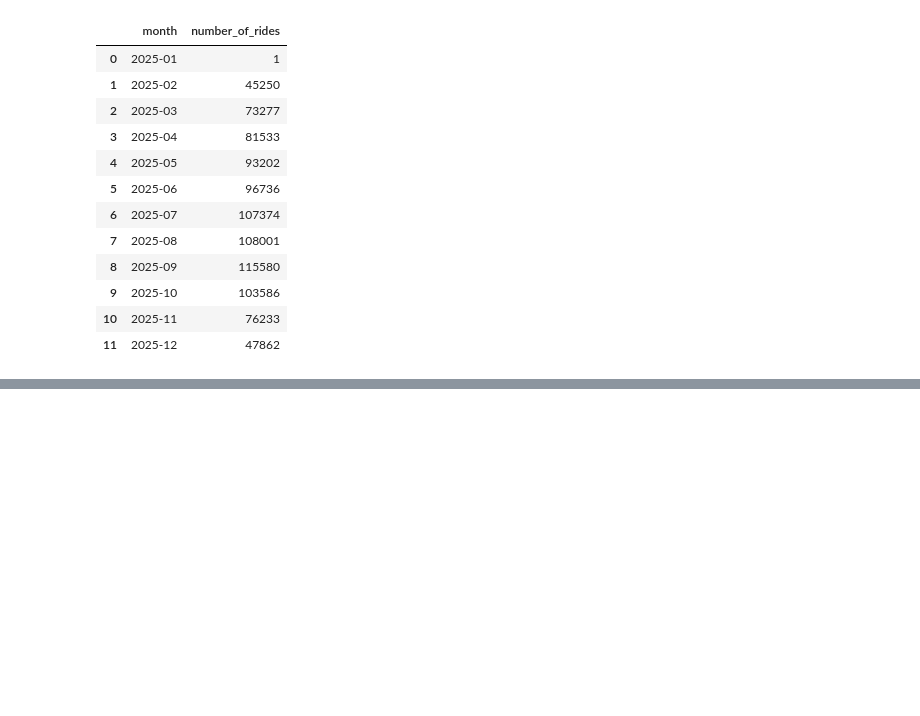
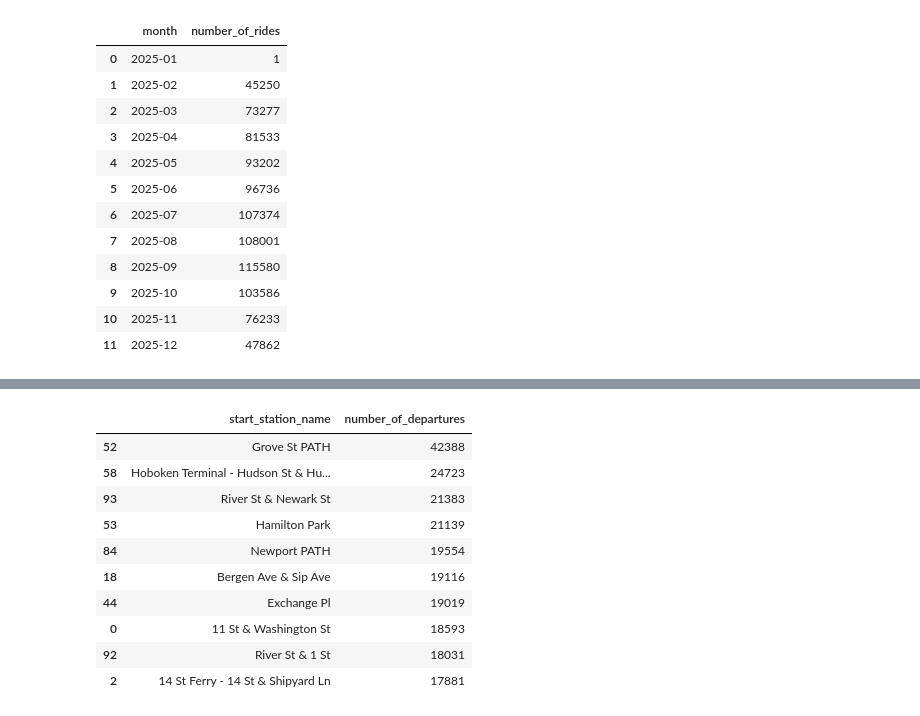
Before and after one commit to chilingaryantatev-tech/Citibike, a Jupyter notebook: notebooks/4_Data_Visualization.ipynb, the cells around one changed output, grey strips where cells are left out. Cells and saved outputs as stored; diff of their text form; code cells hidden in the pictures; blank space fills up the shorter version.

```diff
--- a/notebooks/4_Data_Visualization.ipynb
+++ b/notebooks/4_Data_Visualization.ipynb
@@ -61,0 +109,27 @@ fig.show()
+# %%
+# Top 10 start stations
+
+top_start_stations = (
+    citibike_df
+    .dropna(subset=["start_station_name"])
+    .groupby("start_station_name", as_index=False)
+    .agg(
+        number_of_departures=("ride_id", "count")
+    )
+    .sort_values("number_of_departures", ascending=False)
+    .head(10)
+)
+
+top_start_stations
+# %% [output]
+|  | start_station_name | number_of_departures |
+| 52 | Grove St PATH | 42388 |
+| 58 | Hoboken Terminal - Hudson St & Hu... | 24723 |
+| 93 | River St & Newark St | 21383 |
+| 53 | Hamilton Park | 21139 |
+| 84 | Newport PATH | 19554 |
+| 18 | Bergen Ave & Sip Ave | 19116 |
+| 44 | Exchange Pl | 19019 |
+| 0 | 11 St & Washington St | 18593 |
+| 92 | River St & 1 St | 18031 |
+| 2 | 14 St Ferry - 14 St & Shipyard Ln | 17881 |
```
Also changed, not shown: parts of 13 cells of this notebook, 1 other file.
